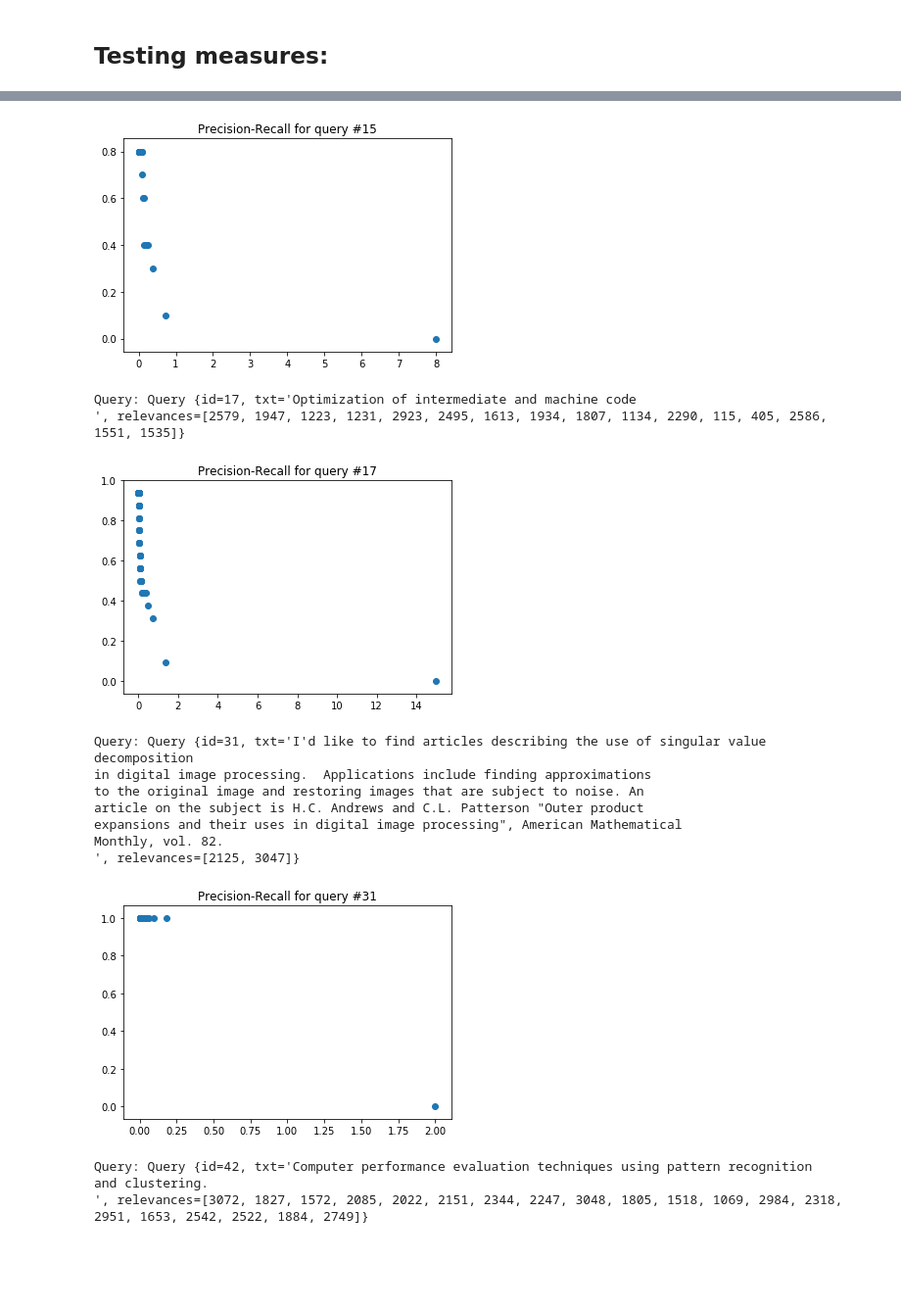
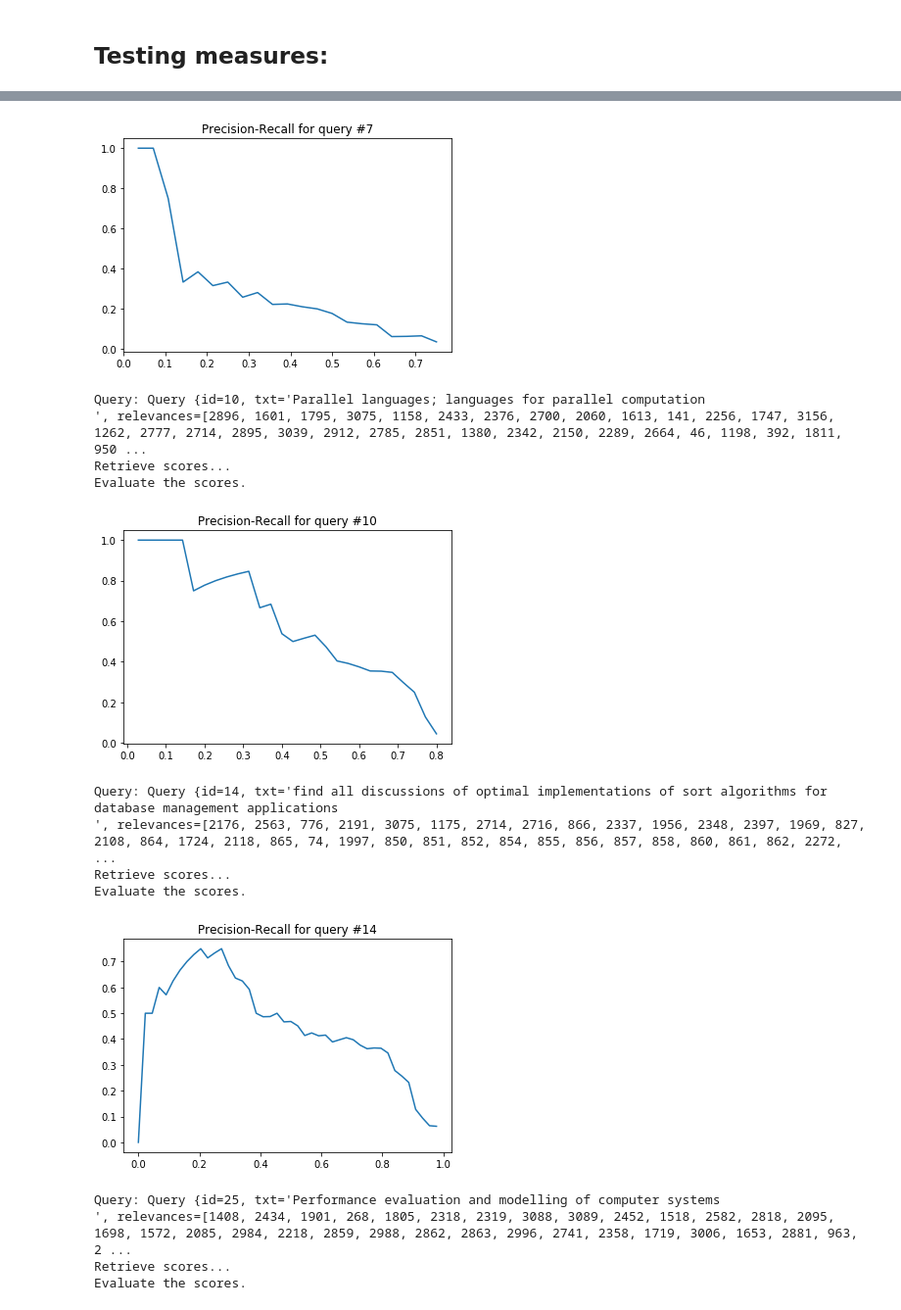
Before and after one commit to LoicH/M2-DAC, a Jupyter notebook: RI/main.ipynb, the cells around one changed output, grey strips where cells are left out. Shown: that part at 98% size. Cells and saved outputs as stored; diff of their text form; code cells hidden in the pictures; blank space fills up the shorter version.

Commit message:
RI - End of EvalMeasure

```diff
--- a/RI/main.ipynb
+++ b/RI/main.ipynb
@@ -163,7 +131,8 @@ Scores: [('2848', 0.27220982747353611), ('3113', 0.26976254681529005), ('1032',
 ## Testing measures:
 # %%
 print("\n###### Testing evaluation.PrecisionRecallMeasure: ###### ")
-queryChosen = np.random.randint(1, 50, size=5)
+queryChosen = np.random.randint(1, 50, size=10)
+queryChosen =[7, 10, 14, 25, 26, 27, 42, 43] # lots of relevant results
 qp = QueryParserCACM(cacm_qry, cacm_rel)
 query = qp.nextQuery()
 print("Searching for query #",queryChosen)
@@ -171,13 +140,18 @@ while query is not None :
     if int(query.getID()) in queryChosen:
         print("Query:", query)
         queryTxt = stemmer.getTextRepresentation(query.getText())
+        print("Retrieve scores...")
         scores = vect.getRanking(queryTxt)
         irlist = evaluation.IRList(query, scores)
         precisRecall = evaluation.PrecisionRecallMeasure(irlist)
-        pr = precisRecall.eval()
-        plt.scatter(*zip(*pr))
+        print("Evaluate the scores.")
+        pr = precisRecall.eval(verbose=False, size=100) # (recall, precision)
+        precision = [p for r,p in pr]
+        recall = [r for r,p in pr]
+        plt.plot(recall, precision)
         plt.title("Precision-Recall for query #"+query.getID())
         plt.show()
+        print(20*'-')
 
 
     query = qp.nextQuery()
@@ -190,15 +168,16 @@ emphasis on optimization of loops and global optimization.
-[figure, old version]
+[figure, new version]
-Query: Query {id=17, txt='Optimization of intermediate and machine code
-', relevances=[2579, 1947, 1223, 1231, 2923, 2495, 1613, 1934, 1807, 1134, 2290, 115, 405, 2586, 1551, 1535]}
+Query: Query {id=10, txt='Parallel languages; languages for parallel computation
+', relevances=[2896, 1601, 1795, 3075, 1158, 2433, 2376, 2700, 2060, 1613, 141, 2256, 1747, 3156, 1262, 2777, 2714, 2895, 3039, 2912, 2785, 2851, 1380, 2342, 2150, 2289, 2664, 46, 1198, 392, 1811, 950 ...
+Retrieve scores...
+Evaluate the scores.
-[figure, old version]
+[figure, new version]
-Query: Query {id=31, txt='I'd like to find articles describing the use of singular value decomposition
-in digital image processing.  Applications include finding approximations
-to the original image and restoring images that are subject to noise. An
-article on the subject is H.C. Andrews and C.L. Patterson "Outer product
-expansions and their uses in digital image processing", American Mathematical
-Monthly, vol. 82.
-', relevances=[2125, 3047]}
+Query: Query {id=14, txt='find all discussions of optimal implementations of sort algorithms for
+database management applications
+', relevances=[2176, 2563, 776, 2191, 3075, 1175, 2714, 2716, 866, 2337, 1956, 2348, 2397, 1969, 827, 2108, 864, 1724, 2118, 865, 74, 1997, 850, 851, 852, 854, 855, 856, 857, 858, 860, 861, 862, 2272, ...
+Retrieve scores...
+Evaluate the scores.
-[figure, old version]
+[figure, new version]
-Query: Query {id=42, txt='Computer performance evaluation techniques using pattern recognition
-and clustering.
-', relevances=[3072, 1827, 1572, 2085, 2022, 2151, 2344, 2247, 3048, 1805, 1518, 1069, 2984, 2318, 2951, 1653, 2542, 2522, 1884, 2749]}
+Query: Query {id=25, txt='Performance evaluation and modelling of computer systems
+', relevances=[1408, 2434, 1901, 268, 1805, 2318, 2319, 3088, 3089, 2452, 1518, 2582, 2818, 2095, 1698, 1572, 2085, 2984, 2218, 2859, 2988, 2862, 2863, 2996, 2741, 2358, 1719, 3006, 1653, 2881, 963, 2 ...
+Retrieve scores...
+Evaluate the scores.
```
Also changed, not shown: parts of 7 cells of this notebook, 2 other files.
